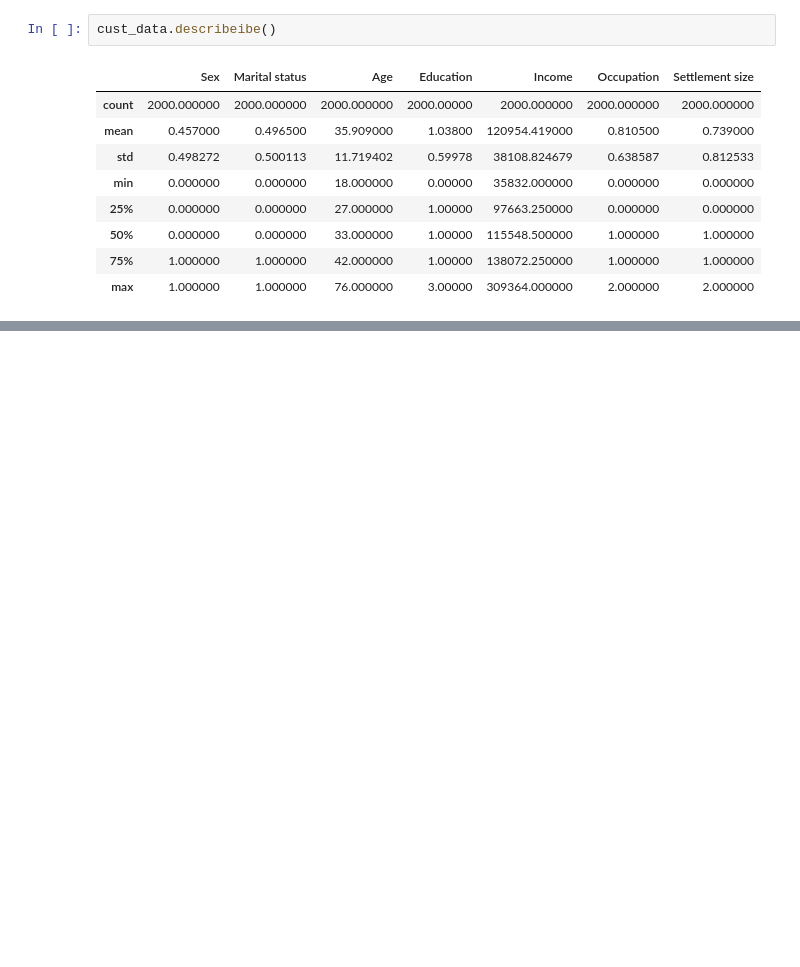
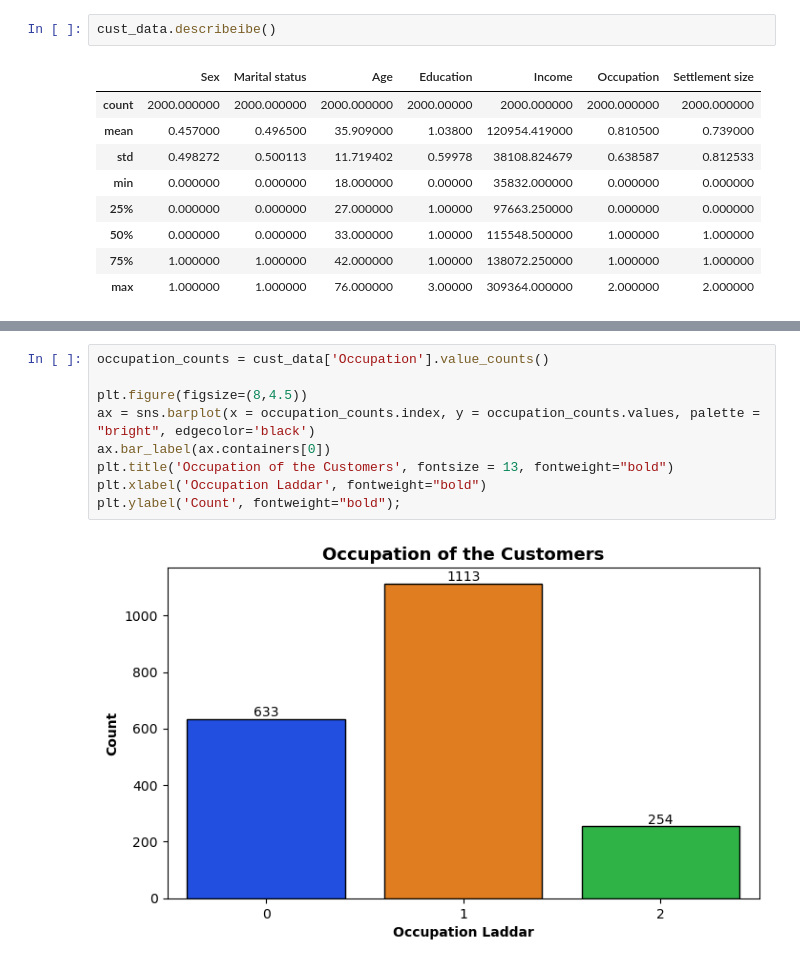
Before and after one commit to lavkushsingh31/ML-Practice-Exercises, a Jupyter notebook: Customer Segment Analysis.ipynb, the cells around one changed output, grey strips where cells are left out. Cells and saved outputs as stored; diff of their text form; blank space fills up the shorter version.

```diff
--- a/Customer Segment Analysis.ipynb
+++ b/Customer Segment Analysis.ipynb
@@ -56,0 +131,11 @@ sns.countplot(x = 'Sex', data = cust_data)
+# %%
+occupation_counts = cust_data['Occupation'].value_counts()
+
+plt.figure(figsize=(8,4.5))
+ax = sns.barplot(x = occupation_counts.index, y = occupation_counts.values, palette = "bright", edgecolor='black')
+ax.bar_label(ax.containers[0])
+plt.title('Occupation of the Customers', fontsize = 13, fontweight="bold")
+plt.xlabel('Occupation Laddar', fontweight="bold")
+plt.ylabel('Count', fontweight="bold");
+# %% [output]
+[figure, added]
```
Also changed, not shown: parts of 46 cells of this notebook.
